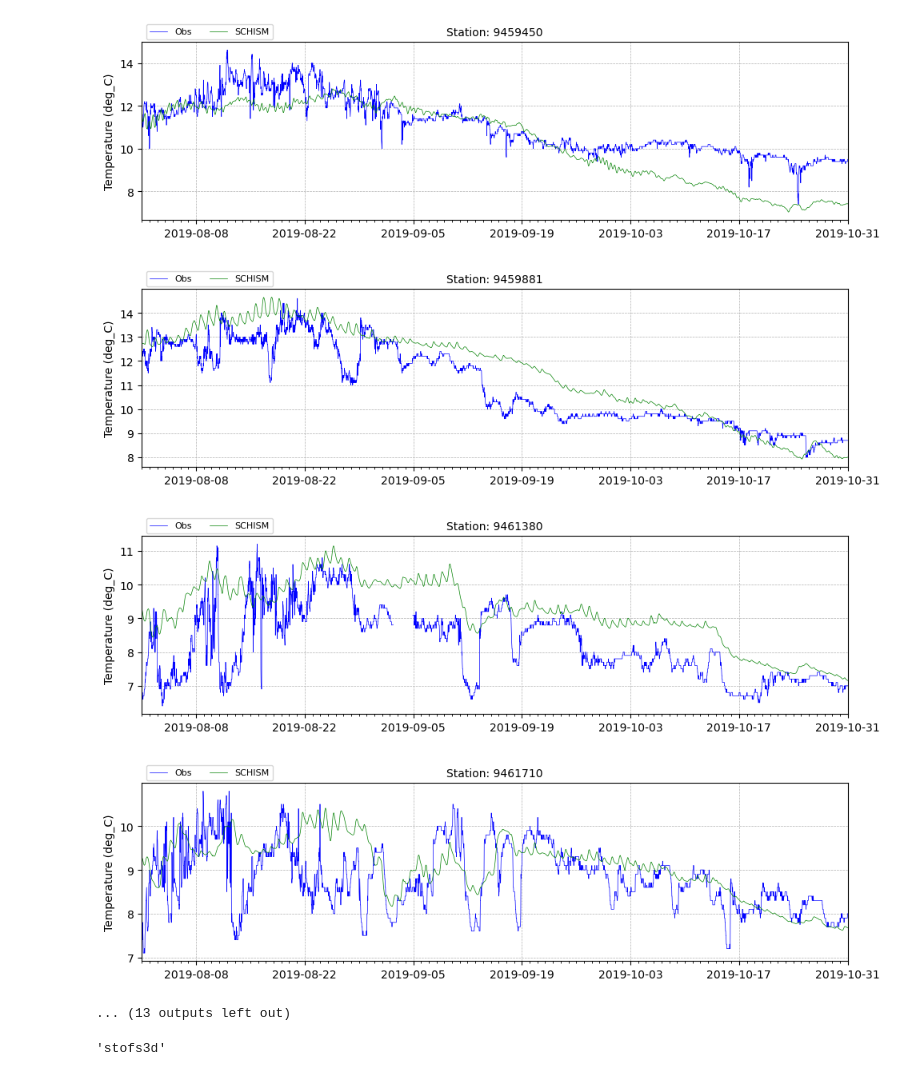
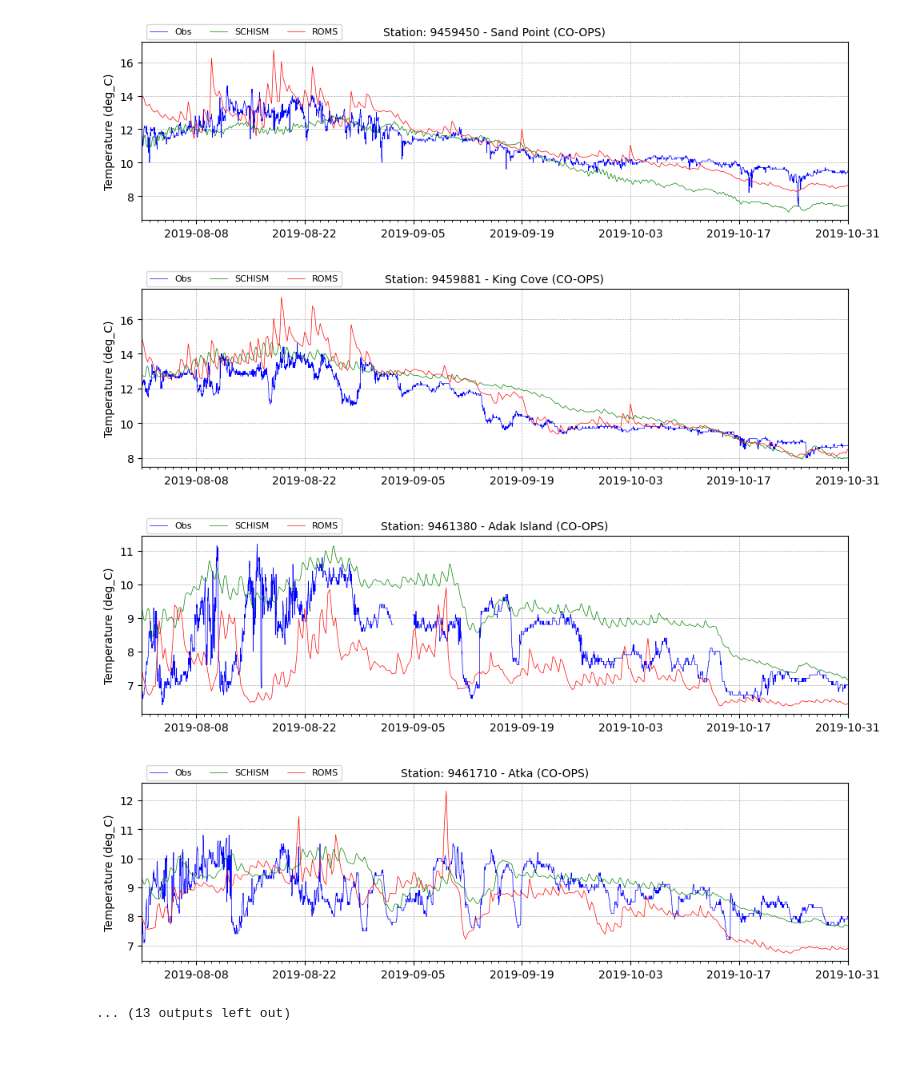
Before and after one commit to felicio93/code_dev, a Jupyter notebook: AK_paper/Paper_TimeseriesPlots.ipynb, the cells around one changed output. Drawn from its saved outputs; the diff is of its cells as text; code cells hidden in the pictures.

```diff
--- a/AK_paper/Paper_TimeseriesPlots.ipynb
+++ b/AK_paper/Paper_TimeseriesPlots.ipynb
@@ -15,13 +36,32 @@ files = os.listdir(path)
+# %%
+roms = xr.open_dataset(r"C:\Users\Felicio.Cassalho\Work\Modeling\AK_Project\model_runs\2019_07_01_12+120\R07\ROMS/ROMS_stations_6h.nc",decode_times=False)
+reference_date = cftime.datetime(1, 1, 1)
+days_since = roms.time.values
+dates = cftime.num2date(days_since, units='days since 0001-01-01', calendar='standard',)
+dt = [datetime(d.year-1, d.month, d.day, d.hour) for d in dates]
+roms["time"] = dt
+start_date = '2019-08-01'
+end_date = '2019-10-31'
+subset = roms.sel(time=slice(start_date, end_date))
+# %%
+indices = np.char.decode(subset.id.values, 'utf-8')
+indices = np.char.replace(indices, ' ', '')
+subset.id.values = indices
+# %%
+subset_dt = subset.time.values
 # %%
 for f in files:
     # try:
-    model,var,station=f.split("_")[0+1],f.split("_")[1+1],f.split("_")[2+1]#model,var,station=f.split("_")[0],f.split("_")[1],f.split("_")[2]
+    #SCHISM data from SCISA:
+    model,var,station_id=f.split("_")[0+1],f.split("_")[1+1],f.split("_")[2+1]#model,var,station=f.split("_")[0],f.split("_")[1],f.split("_")[2]
+    station_name = stations_dict[station_id]
     model="SCHISM"
 
     df = pd.read_csv(path+f, sep='\s+')
     # df['datetime'] = pd.to_datetime(df[['YEAR', 'MONTH', 'DAY']]) + pd.to_timedelta(df['HOUR'], unit='h') + pd.to_timedelta(df['MINUTE'], unit='m')
     df['datetime'] = pd.to_datetime(df['DNUM_JAN1'] + 2458484.5, unit='D', origin='julian')
 
+    #Observations from SCISA
     if var=="wl":
         ylabel="Zeta (m)"
         c_obs="VAL_OB"
@@ -57,22 +97,28 @@ for f in files:
         df[c_mod] = np.where(df[c_mod] < -20, np.nan, df[c_mod])
         df['SPEED_OB'] = df['SPEED_OB'].abs()
 
-    # Create the plot
-
     #df = df[~(df == -999).any(axis=1)]
     df = df.replace(-999, np.nan)
-
     # df = df.dropna()
-
     if len(df[c_obs].dropna()) < 100 or len(df[c_mod].dropna()) < 100:
         print(f)
         continue
 
+    #ROMS data:
+    sta_idx = np.argwhere(roms.id.values == station_id)
+    if var == "wl":
+        roms_var = subset.zeta.values[sta_idx]
+    if var == "temp":
+        roms_var = subset.temp.values[sta_idx]
+    if var == "cu":
+        roms_var = subset.speed.values[sta_idx]
 
+     # Create the plot
     fig, ax = plt.subplots(figsize=(10, 3))
     # Plot multiple lines
     ax.plot(df['datetime'], df[c_obs], label='Obs', color='b',linewidth=0.5)
     ax.plot(df['datetime'], df[c_mod], label=model.upper(),color='g',linewidth=0.5) #linestyle='--'
+    ax.plot(subset_dt, roms_var.ravel(), label='ROMS',color='r',linewidth=0.5)
     # ax.plot(df_ocs_nav.index, df_ocs_nav[station], label='OCSMesh', linestyle='--',color='r')
 
     # Set x-axis limits
@@ -92,12 +138,12 @@ for f in files:
 
     plt.margins(x=0)
     plt.ylabel(ylabel, fontsize=10)
-    plt.title(f'Station: {station}', fontsize=10)
+    plt.title(f'Station: {station_id} - {station_name}', fontsize=10)
     # plt.legend(ncol=3,loc='upper left')
     plt.legend(ncol=3,bbox_to_anchor=(0.0, 1.125), loc='upper left', fontsize=8)
     plt.tight_layout()
 
-    plt.savefig(out_dir+f'{var}_{station}.jpeg', dpi=300)
+    plt.savefig(out_dir+f'{var}_{station_id}.jpeg', dpi=300)
     # except:
     #     pass
 # %% [output]
@@ -112,5 +158,5 @@ for f in files:
-[figure, old version]
+[figure, new version]
-[figure, old version]
+[figure, new version]
-[figure, old version]
+[figure, new version]
-[figure, old version]
+[figure, new version]
 ... (13 outputs left out)
@@ -130,4 +162,0 @@ if var=="cu":
-# %%
-model
-# %% [output]
-'stofs3d'
```
Also changed, not shown: parts of 7 cells of this notebook.
